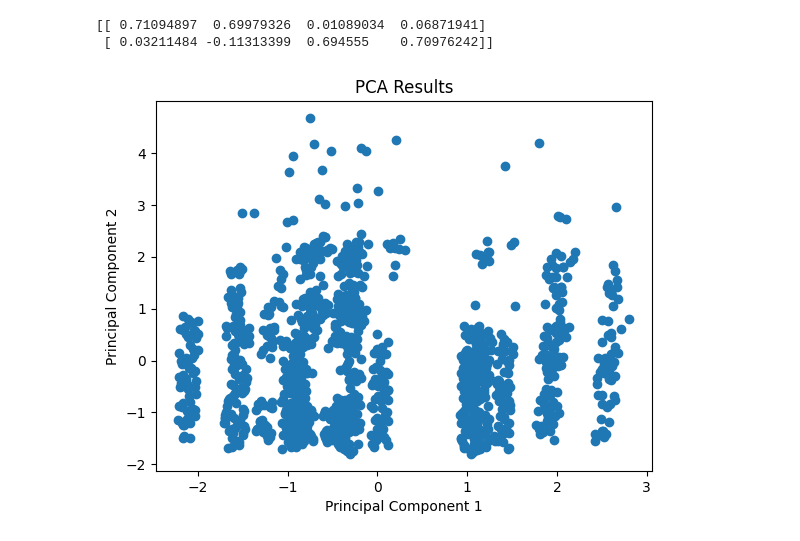
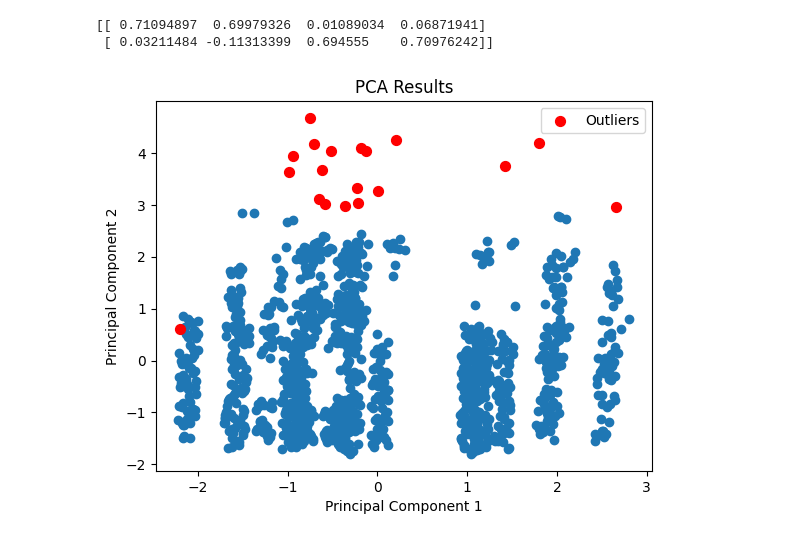
Before and after one commit to BMamba01/Anomaly-Detection, a Jupyter notebook: evaluation.ipynb, the cells around one changed output. Cells and saved outputs as stored; diff of their text form; code cells hidden in the pictures.

```diff
--- a/evaluation.ipynb
+++ b/evaluation.ipynb
@@ -117,11 +118,3 @@ TypeError: The DType <class 'numpy.dtype[float64]'> could not be promoted by <cl
-# %%
-from sklearn.decomposition import PCA
-from sklearn.preprocessing import StandardScaler
-
-features = df[['Unnamed: 0','Days_Since_Reference','Time_Float','Consumption']]
-# Standardize the features
-scaler = StandardScaler()
-scaled_features = scaler.fit_transform(features)
 # %%
 pca = PCA(n_components=2)  # Choose the number of components you want to keep
 principal_components = pca.fit_transform(scaled_features)
@@ -160,11 +153,21 @@ print(component_loadings)
  [ 0.03211484 -0.11313399  0.694555    0.70976242]]
 # %%
 import matplotlib.pyplot as plt
+from scipy import stats
 
 plt.scatter(principal_components[:, 0], principal_components[:, 1])
 plt.xlabel('Principal Component 1')
 plt.ylabel('Principal Component 2')
 plt.title('PCA Results')
+z_scores = np.abs(stats.zscore(principal_components))
+threshold = 2.5
+
+outliers = np.where(z_scores > threshold)
+outlier_indices = list(set(outliers[0]) | set(outliers[1]))  # Combine row and column outliers
+
+# Highlight outliers on the scatterplot
+plt.scatter(principal_components[outlier_indices, 0], principal_components[outlier_indices, 1], c='red', s=50, label='Outliers')
+plt.legend()
 plt.show()
 # %% [output]
-[figure, old version]
+[figure, new version]
```
Also changed, not shown: parts of 8 cells of this notebook.
